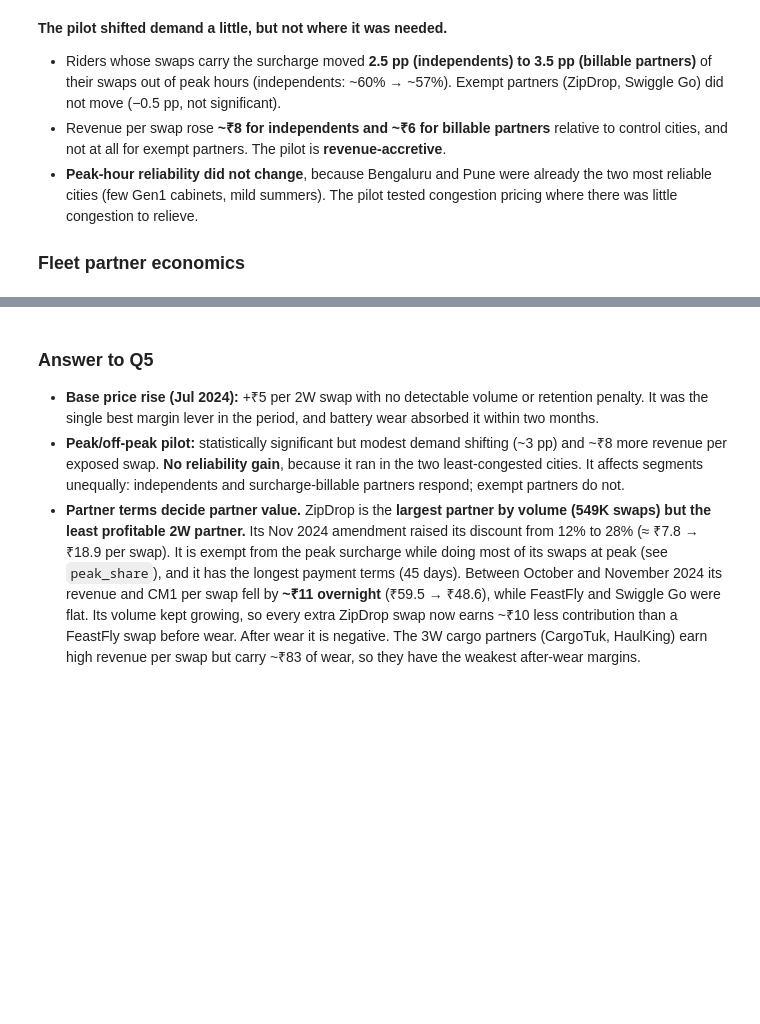
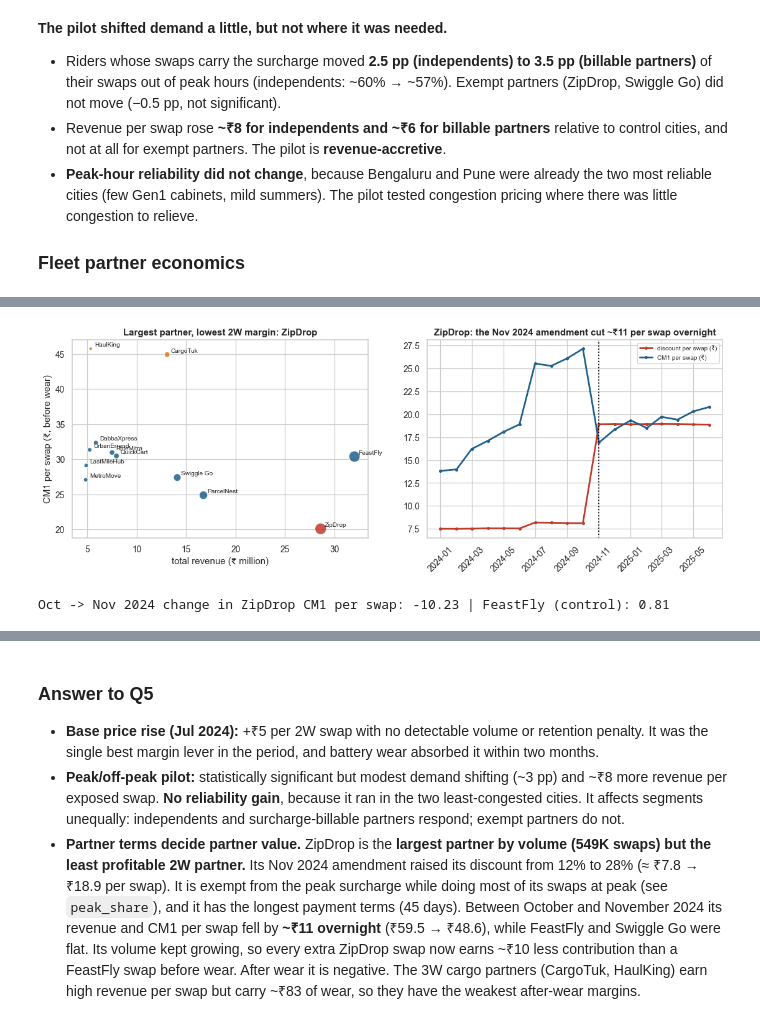
Before and after one commit to andringodson/Hackathon-DataAnalytics, a Jupyter notebook: notebooks/VoltRelay_Analysis.ipynb, the cells around one changed output, grey strips where cells are left out. Saved outputs shown, nothing was run; the diff lists cells and outputs as text; code cells hidden in the pictures; blank space fills up the shorter version.

```diff
--- a/notebooks/VoltRelay_Analysis.ipynb
+++ b/notebooks/VoltRelay_Analysis.ipynb
@@ -644,23 +986,26 @@ pe.round(2)
 # %%
 fig, axes = plt.subplots(1, 2, figsize=(15, 4.6))
 p2 = pe.drop("Independent")
 ax = axes[0]
 colors = [PAL["bad"] if n == "ZipDrop" else (PAL["accent"] if s == "cargo_3w" else PAL["primary"]) for n, s in zip(p2.partner_name, p2.partner_segment)]
 ax.scatter(p2.revenue_m, p2.cm1, s=p2.swaps / 2500, c=colors, alpha=.85, edgecolor="white")
 for _, r in p2.iterrows():
     ax.annotate(r.partner_name, (r.revenue_m, r.cm1), fontsize=8, xytext=(5, 3), textcoords="offset points")
 ax.set_xlabel("total revenue (₹ million)"); ax.set_ylabel("CM1 per swap (₹, before wear)")
 ax.set_title("Largest partner, lowest 2W margin: ZipDrop")
 z = comp[comp.pid == "FP-03"].groupby("month").agg(discount=("discount_inr", "mean"), cm1=("cm1", "mean"), swaps=("event_id", "size"))
 ax = axes[1]
 ax.plot(z.index, z.discount, color=PAL["bad"], lw=2.2, marker="o", ms=3, label="discount per swap (₹)")
 ax.plot(z.index, z.cm1, color=PAL["primary"], lw=2.2, marker="o", ms=3, label="CM1 per swap (₹)")
-ax.axvline(pd.Timestamp("2024-11-01"), color="black", ls=":"); ax.legend(fontsize=8)
+ax.axvline(pd.Timestamp("2024-11-01"), color="black", ls=":"); ax.legend(fontsize=8); ax.tick_params(axis="x", rotation=45)
 ax.set_title("ZipDrop: the Nov 2024 amendment cut ~₹11 per swap overnight")
 save(fig, "09_partners")
 zz = comp[comp.pid.isin(["FP-03", "FP-01"]) & comp.month.between("2024-09-01", "2024-12-01")]
 zz = zz.pivot_table(index="month", columns="pid", values=["discount_inr", "amount_charged_inr", "cm1"], aggfunc="mean")
 zz.columns = [f"{'ZipDrop' if p == 'FP-03' else 'FeastFly'} {m}" for m, p in zz.columns]
 print("Oct -> Nov 2024 change in ZipDrop CM1 per swap:", round(zz.loc["2024-11-01", "ZipDrop cm1"] - zz.loc["2024-10-01", "ZipDrop cm1"], 2),
       "| FeastFly (control):", round(zz.loc["2024-11-01", "FeastFly cm1"] - zz.loc["2024-10-01", "FeastFly cm1"], 2))
 zz.round(2)
+# %% [output]
+[figure, added]
+Oct -> Nov 2024 change in ZipDrop CM1 per swap: -10.23 | FeastFly (control): 0.81
```
Also changed, not shown: parts of 62 cells of this notebook, 44 other files.
